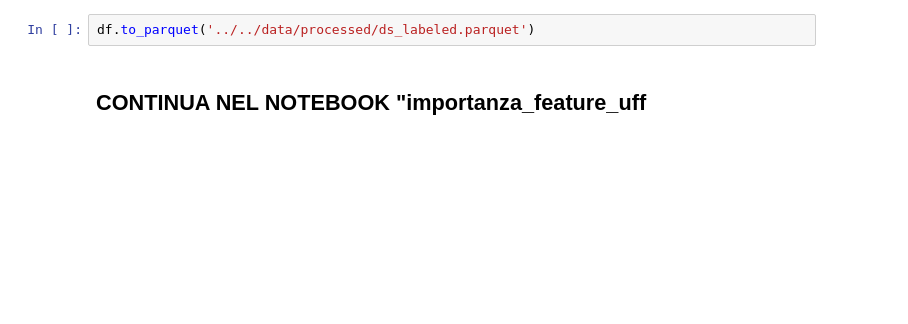
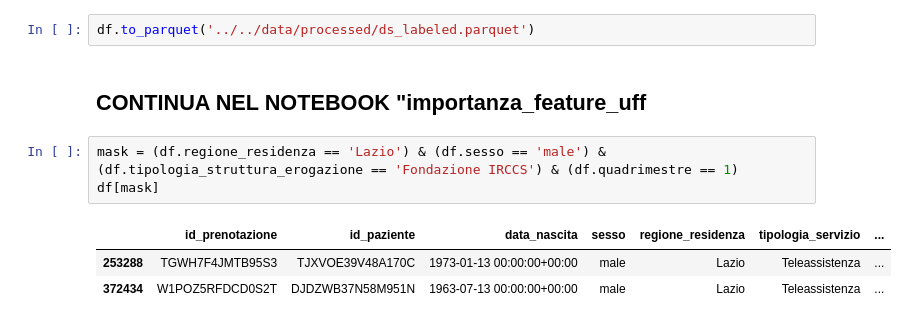
Before and after one commit to AlessiaRossi/Teleassistance-Supervised-Clustering, a Jupyter notebook: notebooks/EDA/feature_extraction_incremento.ipynb, the cells around one changed output. Drawn from its saved outputs; the diff is of its cells as text; blank space fills up the shorter version.

```diff
--- a/notebooks/EDA/feature_extraction_incremento.ipynb
+++ b/notebooks/EDA/feature_extraction_incremento.ipynb
@@ -263,3 +280,10 @@ df['incremento_teleassistenze'] = df.apply(lambda x: incremento_percentuale_medi
 df.to_parquet('../../data/processed/ds_labeled.parquet')
 # %% [markdown]
 ## CONTINUA NEL NOTEBOOK "importanza_feature_uff
+# %%
+mask = (df.regione_residenza == 'Lazio') & (df.sesso == 'male') & (df.tipologia_struttura_erogazione == 'Fondazione IRCCS') & (df.quadrimestre == 1)
+df[mask]
+# %% [output]
+|  | id_prenotazione | id_paziente | data_nascita | sesso | regione_residenza | tipologia_servizio | ... |
+| 253288 | TGWH7F4JMTB95S3 | TJXVOE39V48A170C | 1973-01-13 00:00:00+00:00 | male | Lazio | Teleassistenza | ... |
+| 372434 | W1POZ5RFDCD0S2T | DJDZWB37N58M951N | 1963-07-13 00:00:00+00:00 | male | Lazio | Teleassistenza | ... |
```
Also changed, not shown: parts of 6 cells of this notebook.
